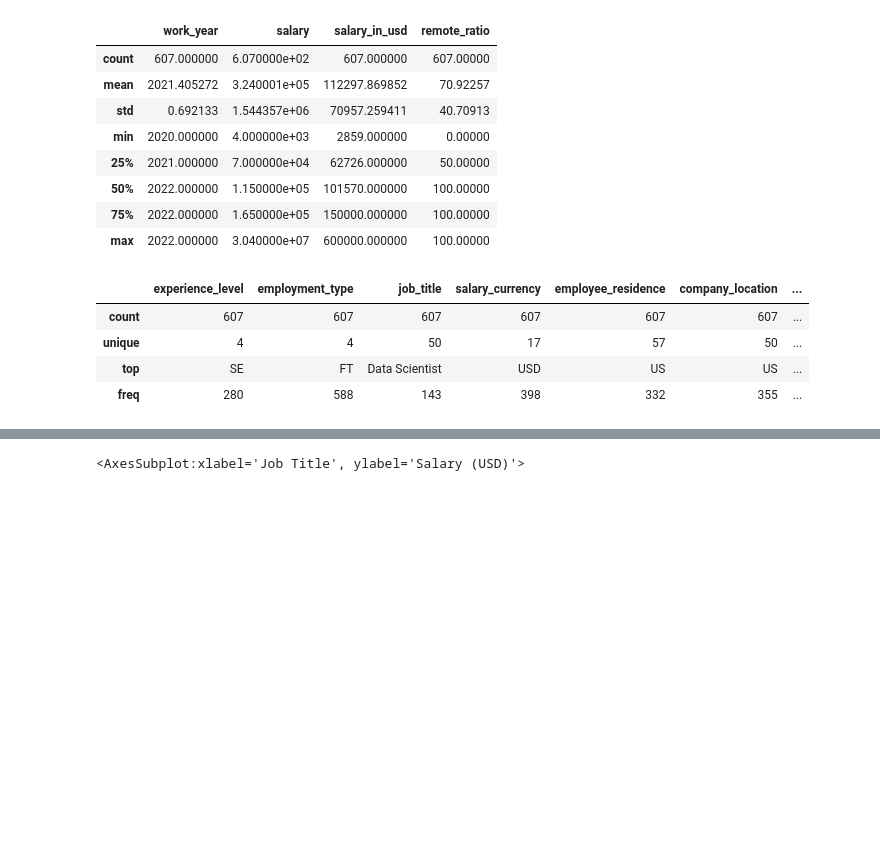
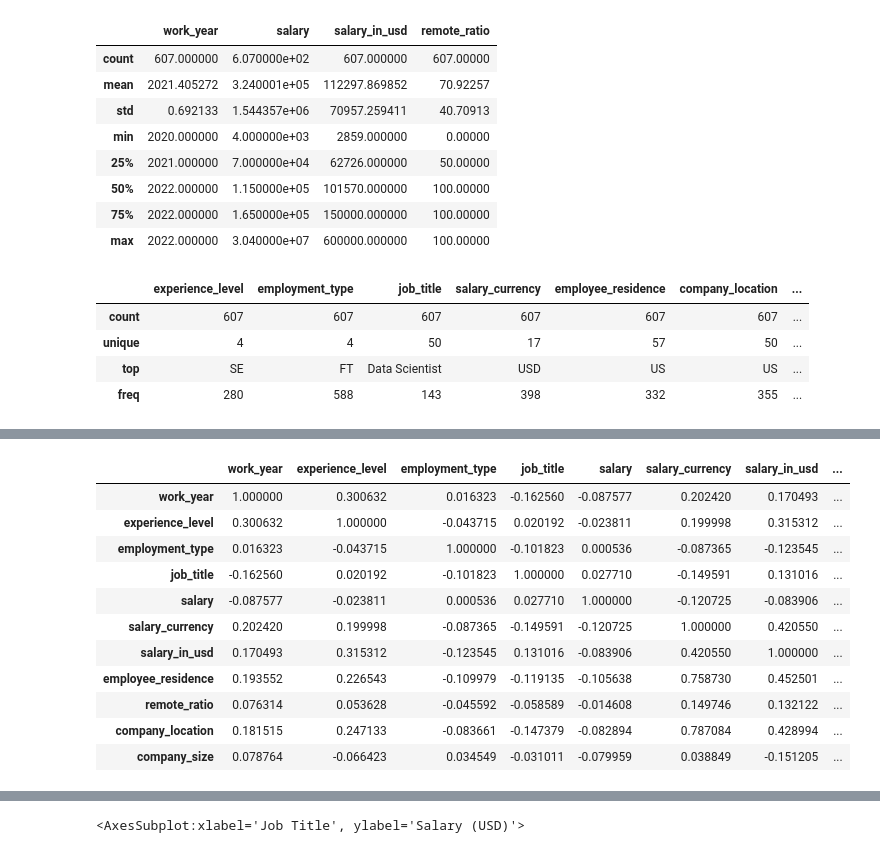
Before and after one commit to stephenjera/Kaggle-Projects, a Jupyter notebook: ds-salaries.ipynb, the cells around one changed output, grey strips where cells are left out. Cells and saved outputs as stored; diff of their text form; code cells hidden in the pictures; blank space fills up the shorter version.

```diff
--- a/ds-salaries.ipynb
+++ b/ds-salaries.ipynb
@@ -109,0 +125,19 @@ data.describe(include=object)
+# %%
+# Copy data and convert to category for correlation
+data_temp = data.copy(deep=True)
+for col_name in data.describe(include=object).columns:
+    data_temp[col_name] = data_temp[col_name].astype('category').cat.codes
+data_temp.corr().style.background_gradient(cmap='coolwarm')
+# %% [output]
+|  | work_year | experience_level | employment_type | job_title | salary | salary_currency | salary_in_usd | ... |
+| work_year | 1.000000 | 0.300632 | 0.016323 | -0.162560 | -0.087577 | 0.202420 | 0.170493 | ... |
+| experience_level | 0.300632 | 1.000000 | -0.043715 | 0.020192 | -0.023811 | 0.199998 | 0.315312 | ... |
+| employment_type | 0.016323 | -0.043715 | 1.000000 | -0.101823 | 0.000536 | -0.087365 | -0.123545 | ... |
+| job_title | -0.162560 | 0.020192 | -0.101823 | 1.000000 | 0.027710 | -0.149591 | 0.131016 | ... |
+| salary | -0.087577 | -0.023811 | 0.000536 | 0.027710 | 1.000000 | -0.120725 | -0.083906 | ... |
+| salary_currency | 0.202420 | 0.199998 | -0.087365 | -0.149591 | -0.120725 | 1.000000 | 0.420550 | ... |
+| salary_in_usd | 0.170493 | 0.315312 | -0.123545 | 0.131016 | -0.083906 | 0.420550 | 1.000000 | ... |
+| employee_residence | 0.193552 | 0.226543 | -0.109979 | -0.119135 | -0.105638 | 0.758730 | 0.452501 | ... |
+| remote_ratio | 0.076314 | 0.053628 | -0.045592 | -0.058589 | -0.014608 | 0.149746 | 0.132122 | ... |
+| company_location | 0.181515 | 0.247133 | -0.083661 | -0.147379 | -0.082894 | 0.787084 | 0.428994 | ... |
+| company_size | 0.078764 | -0.066423 | 0.034549 | -0.031011 | -0.079959 | 0.038849 | -0.151205 | ... |
```
Also changed, not shown: parts of 5 cells of this notebook.
